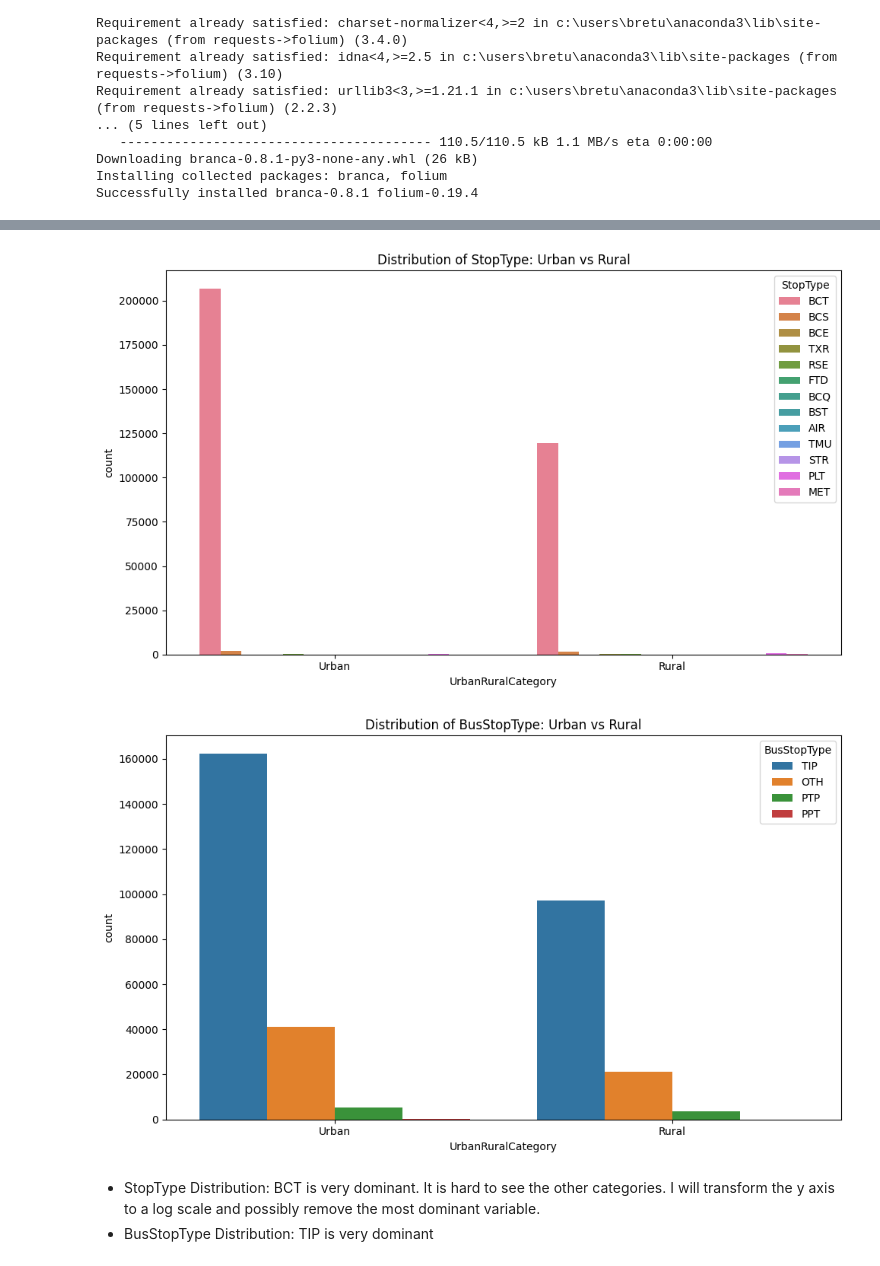
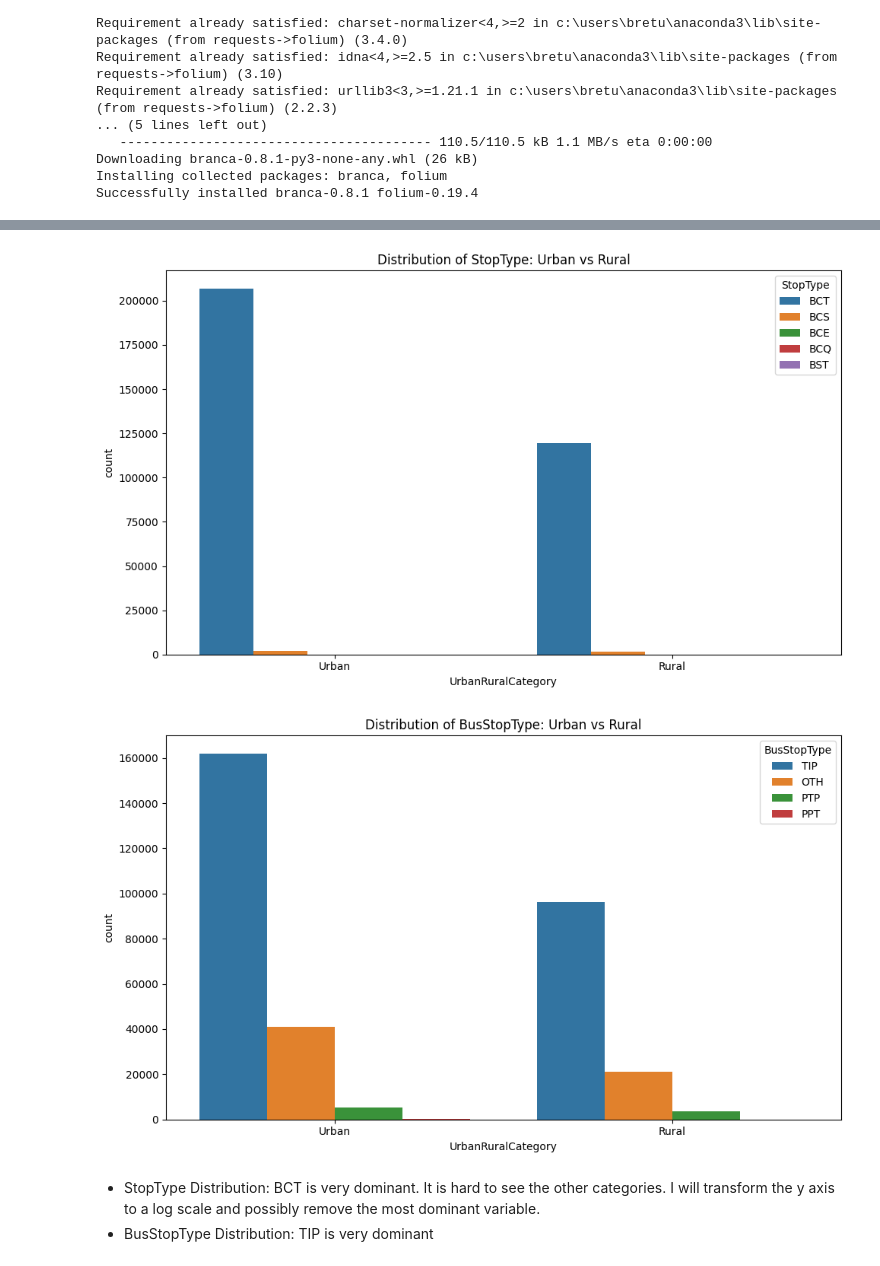
Before and after one commit to CharlieMaguire1/visual_analytics_naptan_disparities_project, a Jupyter notebook: notebooks/visual_analytics.ipynb, the cells around one changed output, grey strips where cells are left out. Cells and saved outputs as stored; diff of their text form; code cells hidden in the pictures.

Commit message:
Fixing mistake in preprocessing stage to remove StopTypes

```diff
--- a/notebooks/visual_analytics.ipynb
+++ b/notebooks/visual_analytics.ipynb
@@ -37,0 +42,5 @@ from folium.plugins import MarkerCluster
+# %%
+# Loading the dataset
+data = pd.read_parquet('../data/processed/q1_processed_stops.parquet')
+print(data.dtypes)
+print(data.head())
@@ -38,24 +65,29 @@ from folium.plugins import MarkerCluster
 # %%
-# Loading the dataset
-data = pd.read_csv('../data/processed/q1_processed_stops.csv')
+# Filter the data to include only relevant StopTypes
+relevant_stoptypes = ['BCT', 'BCS', 'BCE', 'BCQ', 'BST']
+filtered_data = data[data['StopType'].isin(relevant_stoptypes)]
 
-# 1. Count plot for StopType distribution between Urban and Rural
-plt.figure(figsize = (10, 6))
-sns.countplot(data = data, x = 'UrbanRuralCategory', hue = 'StopType')
+# Count plot for StopType distribution between Urban and Rural
+plt.figure(figsize=(10, 6))
+sns.countplot(data=filtered_data, x='UrbanRuralCategory', hue='StopType', hue_order=relevant_stoptypes)
 plt.title('Distribution of StopType: Urban vs Rural')
 plt.tight_layout()
 plt.savefig('../outputs/stop_type_distribution.png')  # Saving the plot
 plt.show()
 
-# 2. Count plot for BusStopType distribution between Urban and Rural
-plt.figure(figsize = (10, 6))
-sns.countplot(data = data, x = 'UrbanRuralCategory', hue = 'BusStopType')
+# Filter the data to include only relevant BusStopTypes
+relevant_bus_stoptypes = ['TIP', 'OTH', 'PTP', 'PPT']
+filtered_data_bus = data[data['BusStopType'].isin(relevant_bus_stoptypes)]
+
+# Count plot for BusStopType distribution between Urban and Rural
+plt.figure(figsize=(10, 6))
+sns.countplot(data=filtered_data_bus, x='UrbanRuralCategory', hue='BusStopType', hue_order=relevant_bus_stoptypes)
 plt.title('Distribution of BusStopType: Urban vs Rural')
 plt.tight_layout()
 plt.savefig('../outputs/bus_stop_type_distribution.png')  # Saving the plot
 plt.show()
 # %% [output]
-[figure, old version]
+[figure, new version]
 [figure]
 # %% [markdown]
 - StopType Distribution:  BCT is very dominant. It is hard to see the other categories. I will transform the y axis to a log scale and possibly remove the most dominant variable.
```
Also changed, not shown: parts of 11 cells of this notebook, 6 other files.
